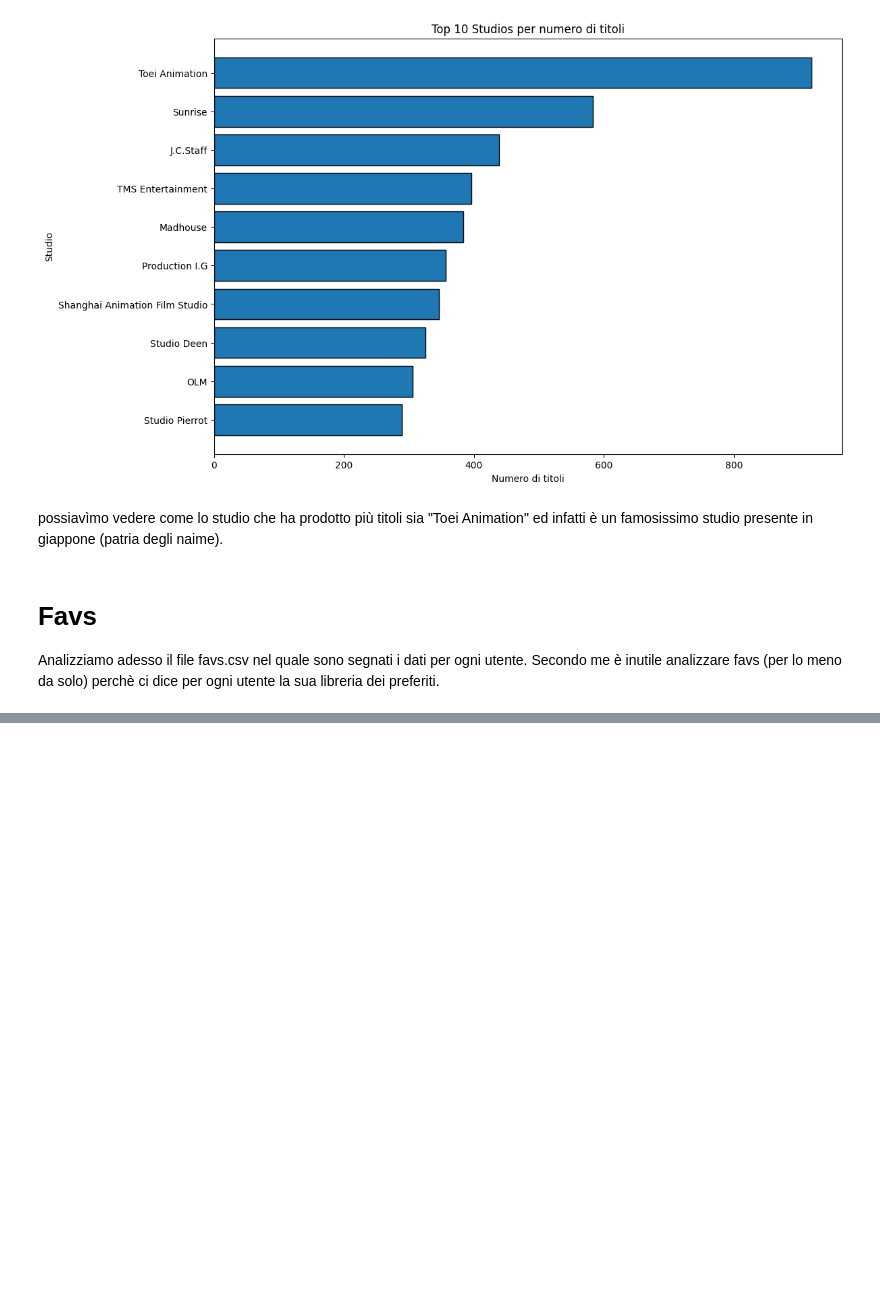
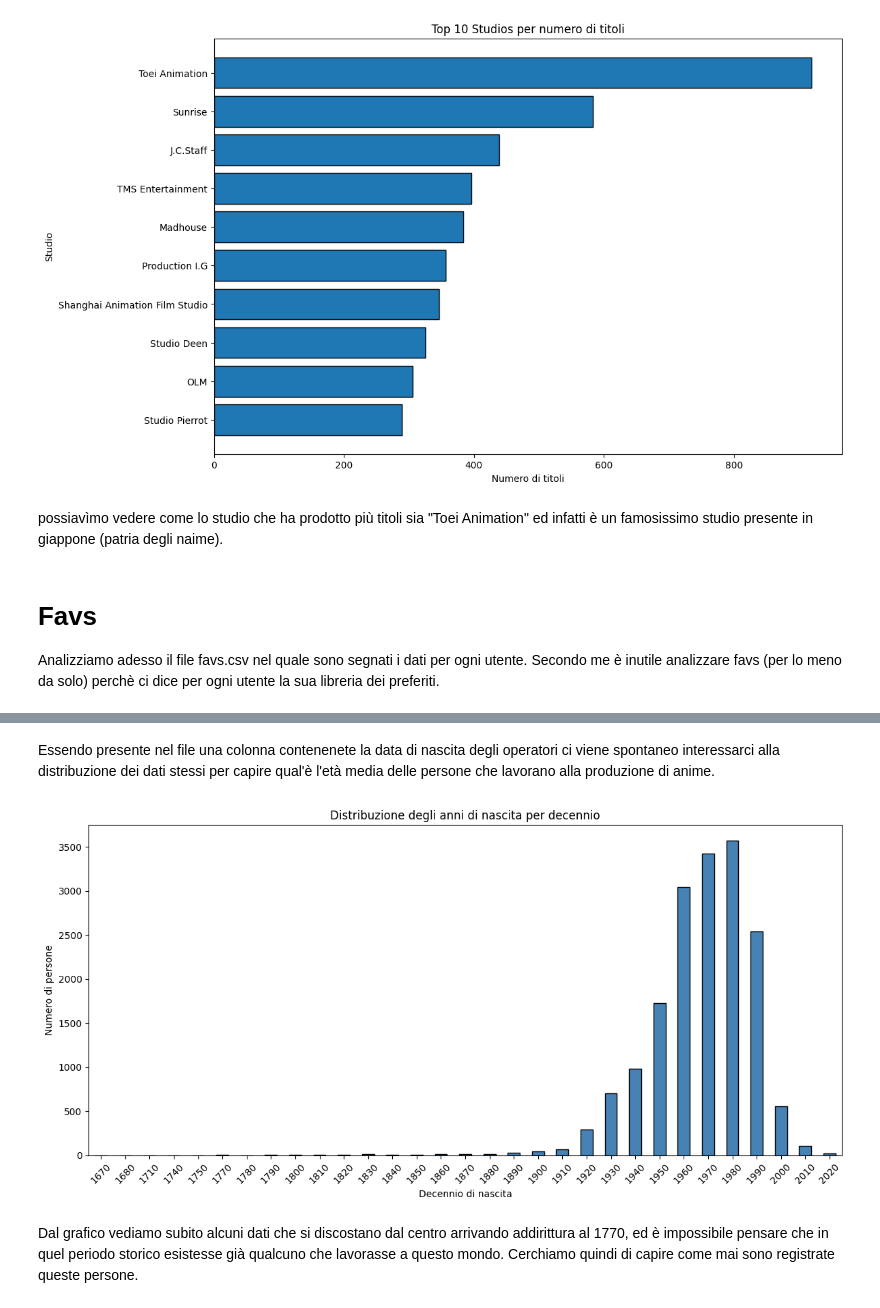
Before and after one commit to LeonardoFerraud/HCI---progetto-finale-Ferraud-Russo-2, a Jupyter notebook: Assigment25-26.ipynb, the cells around one changed output, grey strips where cells are left out. Cells and saved outputs as stored; diff of their text form; code cells hidden in the pictures; blank space fills up the shorter version.

```diff
--- a/Assigment25-26.ipynb
+++ b/Assigment25-26.ipynb
@@ -314,0 +318,7 @@ Secondo me è inutile analizzare favs (per lo meno da solo) perchè ci dice per
+# %%
+person_df = pd.read_csv('person_details.csv')
+person_df = person_df.drop(columns=['url', 'website_url', 'image_url', 'given_name', 'family_name'])
+person_df.drop_duplicates()
+person_df.dropna()
+person_df['birthday'] = pd.to_datetime(person_df['birthday'], format='ISO8601', errors='coerce')
+person_df.head()
@@ -314,0 +332,17 @@ Secondo me è inutile analizzare favs (per lo meno da solo) perchè ci dice per
+# %% [markdown]
+Essendo presente nel file una colonna contenenete la data di nascita degli operatori ci viene spontaneo interessarci alla distribuzione dei dati stessi per capire qual'è l'età media delle persone che lavorano alla produzione di anime.
+# %%
+plt.figure(figsize=(12, 6))
+person_df['decade'] = (person_df['birthday'].dt.year // 10 * 10).astype('Int64')
+person_df['decade'].value_counts().sort_index().plot(kind='bar', edgecolor='black', color='steelblue')
+plt.title('Distribuzione degli anni di nascita per decennio')
+plt.xlabel('Decennio di nascita')
+plt.ylabel('Numero di persone')
+plt.xticks(rotation=45)
+plt.tight_layout()
+plt.show()
+# %% [output]
+[figure, added]
+# %% [markdown]
+Dal grafico vediamo subito alcuni dati che si discostano dal centro arrivando addirittura al 1770, ed è impossibile pensare che in quel periodo storico esistesse già qualcuno che lavorasse a questo mondo.
+Cerchiamo quindi di capire come mai sono registrate queste persone.
```
Also changed, not shown: parts of 5 cells of this notebook.
